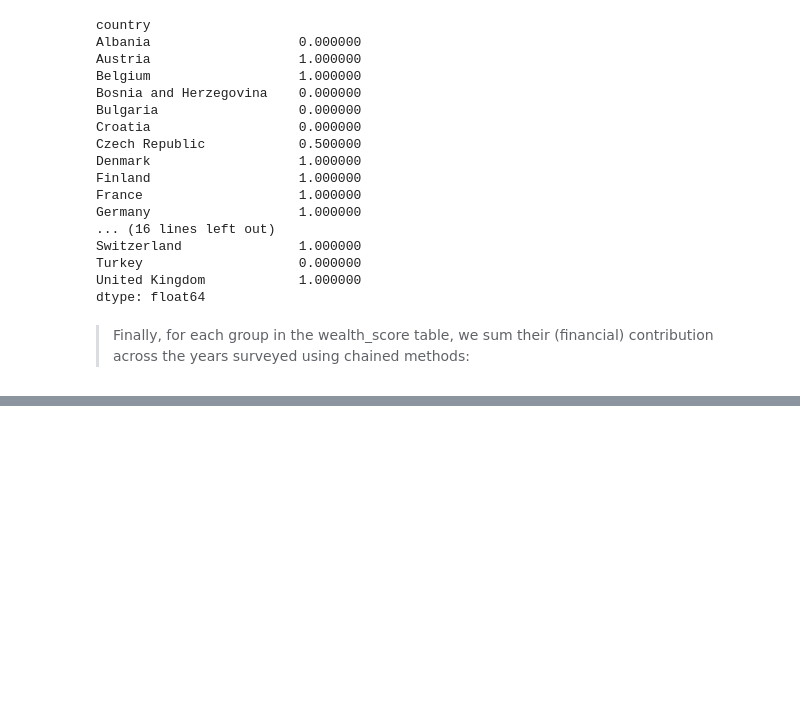
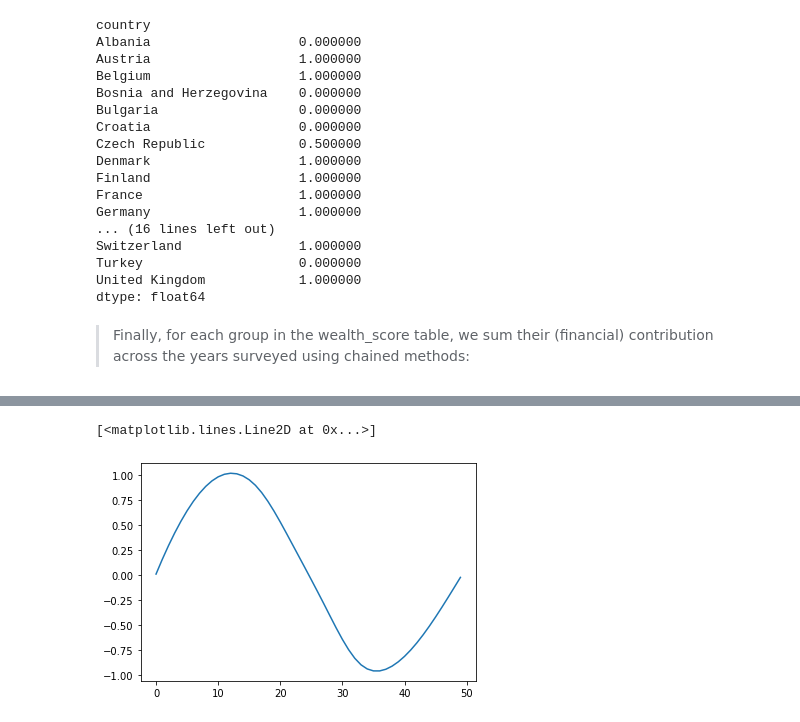
Before and after one commit to shanicetbailey/cig, a Jupyter notebook: Week_5_Salinity_Pandas.ipynb, the cells around one changed output, grey strips where cells are left out. Cells and saved outputs as stored; diff of their text form; code cells hidden in the pictures; blank space fills up the shorter version.

```diff
--- a/Week_5_Salinity_Pandas.ipynb
+++ b/Week_5_Salinity_Pandas.ipynb
@@ -617,0 +655,10 @@ Check out their [User Guide](https://docs.scipy.org/doc/scipy/reference/tutorial
+# %%
+# A cubic interpolation can also be selected by providing the kind optional keyword argument:
+cubic_interp = interp1d(measured_time, measures, kind='cubic')
+cubic_results = cubic_interp(interpolation_time)
+# %%
+# Plot the cubic results
+plt.plot(cubic_results)
+# %% [output]
+[<matplotlib.lines.Line2D at 0x...>]
+[figure, added]
```
Also changed, not shown: parts of 23 cells of this notebook.
